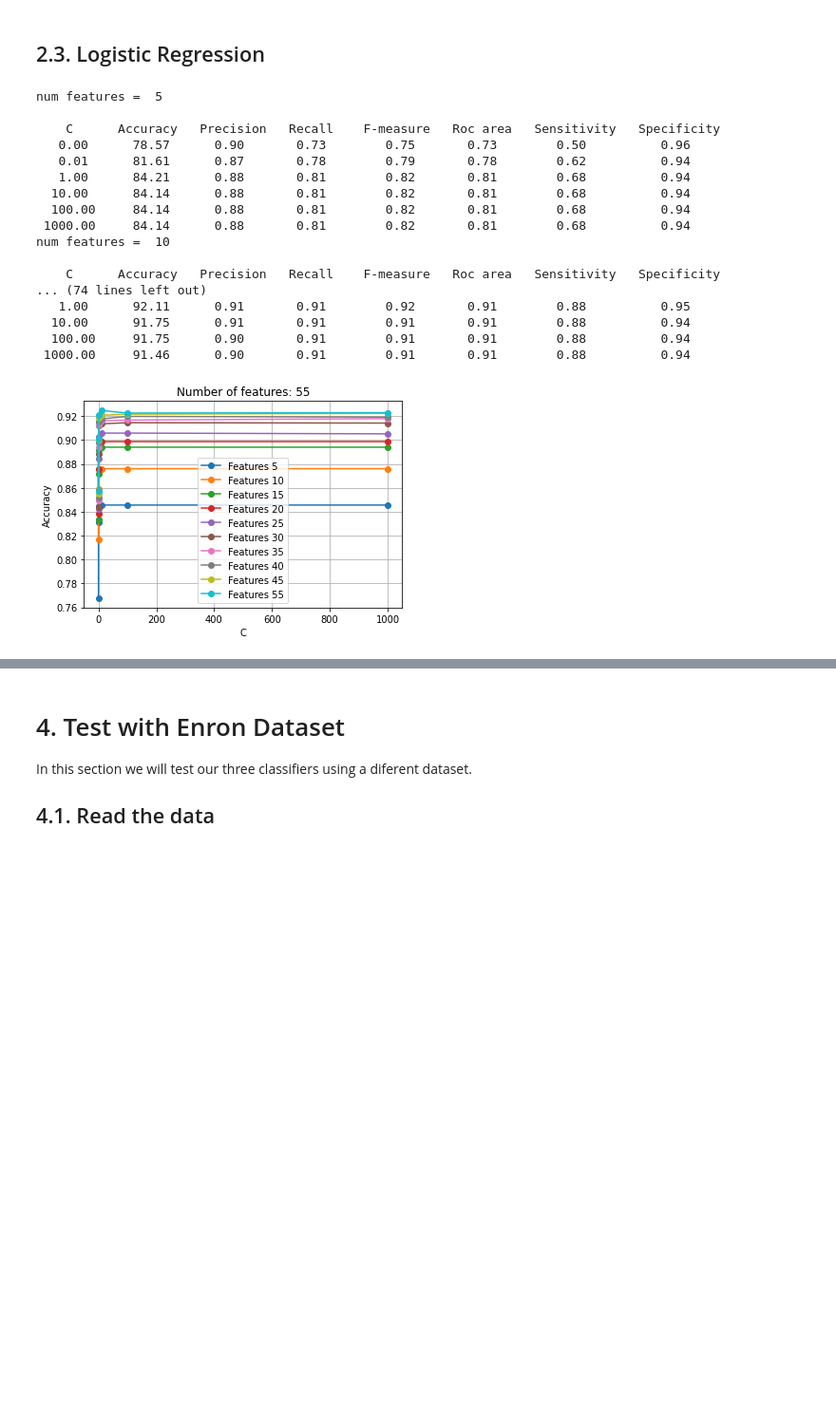
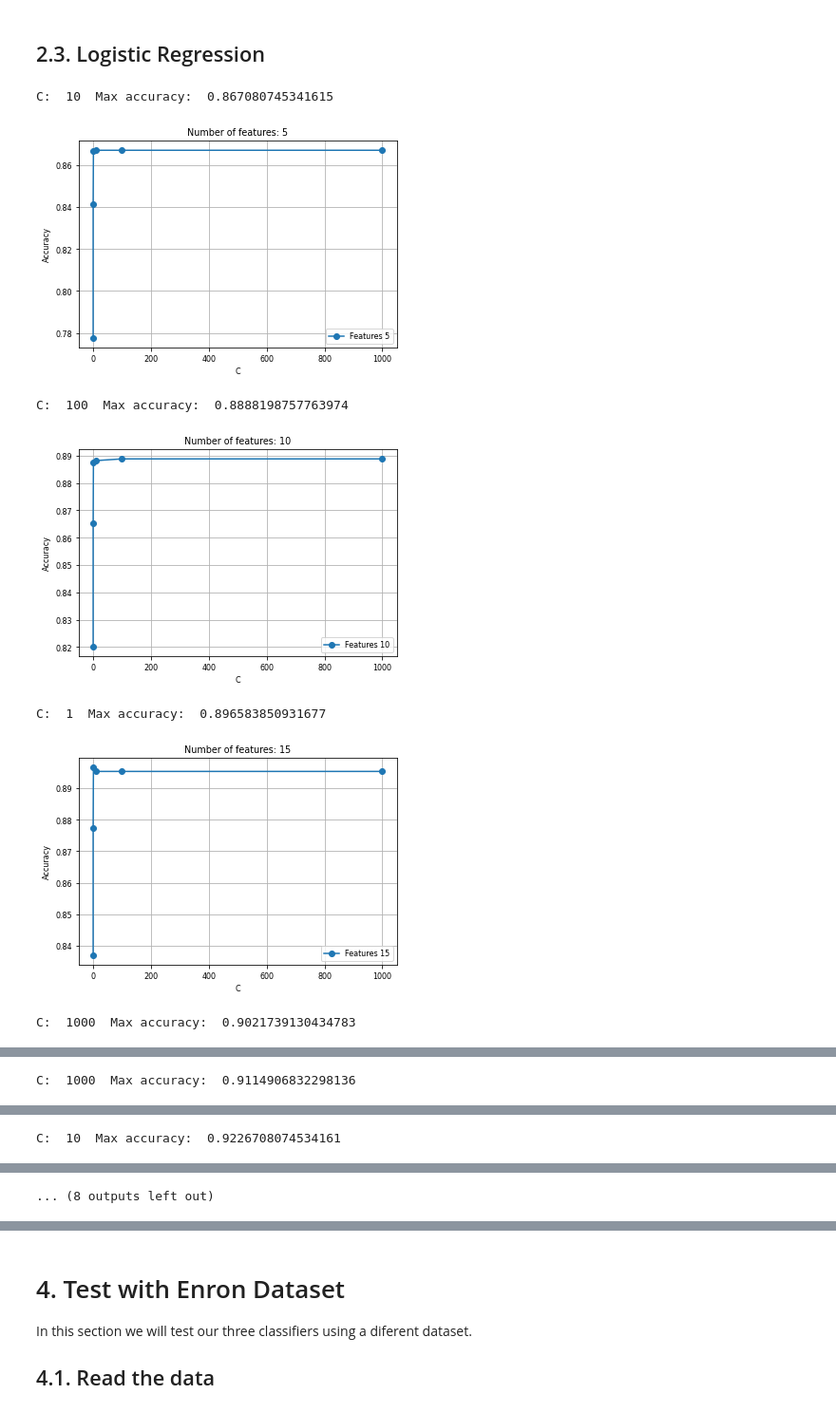
Before and after one commit to rafaelbaptista13/ED-Project, a Jupyter notebook: Project.ipynb, the cells around one changed output, grey strips where cells are left out. Shown at 95% size. Drawn from its saved outputs; the diff is of its cells as text; code cells hidden in the pictures; blank space fills up the shorter version.

```diff
--- a/Project.ipynb
+++ b/Project.ipynb
@@ -286,19 +290,11 @@ Now we normalize all the dataset using the z-score normalization.
 # %%
-for column in X_train:
-    feature_data = X_train.loc[:, column]
-    X_train.loc[:, column] = ( feature_data - X_train.describe()[column]["mean"] ) / X_train.describe()[column]["std"]
+scaler = StandardScaler()
 
-for column in X_test:
-    feature_data = X_test.loc[:, column]
-    X_test.loc[:, column] = ( feature_data - X_test.describe()[column]["mean"] ) / X_test.describe()[column]["std"]
+scaled_features = scaler.fit_transform(X_train.values)
+X_train = pd.DataFrame(scaled_features, index=X_train.index, columns=X_train.columns)
 
-#scaler = StandardScaler()
-
-#scaled_features = scaler.fit_transform(X_train.values)
-#X_train = pd.DataFrame(scaled_features, index=X_train.index, columns=X_train.columns)
-
-#scaled_features = scaler.fit_transform(X_test.values)
-#X_test = pd.DataFrame(scaled_features, index=X_test.index, columns=X_test.columns)
+scaled_features = scaler.transform(X_test.values)
+X_test = pd.DataFrame(scaled_features, index=X_test.index, columns=X_test.columns)
 # %% [markdown]
 # 2. Train Model
 
@@ -402,13 +410,14 @@ for f in num_features:
     X_train_new = X_train.loc[:, inx[:f]]
     X_test_new = X_test.loc[:, inx[:f]]
     accuracies = []
-    print("{:^12s} {:^9s} {:^11s} {:^9s} {:^12s} {:^9s} {:^13s} {:^13s}".format("nEstimators", "Accuracy", "Precision", "Recall", "F-measure", "Roc area", "Sensitivity", "Specificity"))
+    #print("{:^12s} {:^9s} {:^11s} {:^9s} {:^12s} {:^9s} {:^13s} {:^13s}".format("nEstimators", "Accuracy", "Precision", "Recall", "F-measure", "Roc area", "Sensitivity", "Specificity"))
     for i in number_of_estimators:
         clf = RandomForestClassifier(n_estimators = i, random_state = 1)
 
         scores = cross_val_score(clf, X_train_new, y_train, cv=4, scoring="accuracy")
         accuracies.append(scores.mean())
 
+        """
         clf = RandomForestClassifier(n_estimators = i, random_state = 1)
         clf.fit(X_train_new, y_train)
 
@@ -425,7 +434,9 @@ for f in num_features:
 
         print("{:^12d} {:^9.2f} {:^11.2f} {:^9.2f} {:^12.2f} {:^9.2f} {:^13.2f} {:^13.2f}"
             .format(i, round(accuracy, 2), round(precision, 2), round(recall, 2), round(f1score, 2), round(roc_area, 2), round(sensitivity, 2), round(specificity, 2) ))
+        """
 
+    print("Number of estimators ", number_of_estimators[np.argmax(accuracies)], " Max accuracy: " , np.max(accuracies) )
 
     plt.plot(number_of_estimators, accuracies, marker="o" ,label=f"nfeatures {i}")
 
@@ -543,57 +467,50 @@ C_rgl = [0.001, 0.01, 1, 10, 100, 1000]
 num_features = [5, 10, 15, 20, 25, 30, 35, 40, 45, 55]
 
 for f in num_features:
     X_train_new = X_train.loc[:, inx[:f]]
     X_test_new = X_test.loc[:, inx[:f]]
 
-    print("num features = ", f)
-    print("")
+    #print("num features = ", f)
+    #print("")
     accuracies = []
-    print("{:^10s} {:^9s} {:^11s} {:^9s} {:^12s} {:^9s} {:^13s} {:^13s}".format("C", "Accuracy", "Precision", "Recall", "F-measure", "Roc area", "Sensitivity", "Specificity"))
+    #print("{:^10s} {:^9s} {:^11s} {:^9s} {:^12s} {:^9s} {:^13s} {:^13s}".format("C", "Accuracy", "Precision", "Recall", "F-measure", "Roc area", "Sensitivity", "Specificity"))
     for i in C_rgl:
         clf = LogisticRegression(C=i, max_iter=1000)
         scores = cross_val_score(clf, X_train_new, y_train, cv=4, scoring="accuracy")
         accuracies.append(scores.mean())
 
+        """
         clf = LogisticRegression(C=i, max_iter=1000)
         clf.fit(X_train_new, y_train)
         y_predict = clf.predict(X_test_new)
         statistics = precision_recall_fscore_support(y_test, y_predict)
 
         accuracy = accuracy_score(y_test, y_predict)*100
         precision = precision_score(y_test, y_predict)
         recall = (statistics[1][0] + statistics[1][1]) / 2
         f1score = (statistics[2][0] + statistics[2][1]) / 2
         roc_area = roc_auc_score(y_test, y_predict)
         sensitivity = statistics[1][1]
         specificity = statistics[1][0]
 
         print("{:^10.2f} {:^9.2f} {:^11.2f} {:^9.2f} {:^12.2f} {:^9.2f} {:^13.2f} {:^13.2f}"
             .format(i, round(accuracy, 2), round(precision, 2), round(recall, 2), round(f1score, 2), round(roc_area, 2), round(sensitivity, 2), round(specificity, 2) ))
+        """
+    print("C: ", C_rgl[np.argmax(accuracies)], " Max accuracy: ", np.max(accuracies))
 
     plt.plot(C_rgl, accuracies, marker="o" ,label=f"Features {f}")
-plt.legend()
-plt.xlabel("C")
-plt.ylabel("Accuracy")
-plt.title(f"Number of features: {str(f)}")
-plt.grid()
-plt.show()
+
+    plt.legend()
+    plt.xlabel("C")
+    plt.ylabel("Accuracy")
+    plt.title(f"Number of features: {str(f)}")
+    plt.grid()
+    plt.show()
 # %% [output]
-num features =  5
-
-    C      Accuracy   Precision   Recall    F-measure   Roc area   Sensitivity   Specificity
-   0.00      78.57      0.90       0.73        0.75       0.73        0.50          0.96
-   0.01      81.61      0.87       0.78        0.79       0.78        0.62          0.94
-   1.00      84.21      0.88       0.81        0.82       0.81        0.68          0.94
-  10.00      84.14      0.88       0.81        0.82       0.81        0.68          0.94
-  100.00     84.14      0.88       0.81        0.82       0.81        0.68          0.94
- 1000.00     84.14      0.88       0.81        0.82       0.81        0.68          0.94
-num features =  10
-
-    C      Accuracy   Precision   Recall    F-measure   Roc area   Sensitivity   Specificity
-... (74 lines left out)
-   1.00      92.11      0.91       0.91        0.92       0.91        0.88          0.95
-  10.00      91.75      0.91       0.91        0.91       0.91        0.88          0.94
-  100.00     91.75      0.90       0.91        0.91       0.91        0.88          0.94
- 1000.00     91.46      0.90       0.91        0.91       0.91        0.88          0.94
+C:  10  Max accuracy:  0.867080745341615
-[figure, old version]
+[figure, new version]
+C:  100  Max accuracy:  0.8888198757763974
+[figure, added]
+C:  1  Max accuracy:  0.896583850931677
+[figure, added]
+C:  1000  Max accuracy:  0.9021739130434783
@@ -599,0 +518 @@ num features =  10
+C:  1000  Max accuracy:  0.9114906832298136
@@ -599,0 +520 @@ num features =  10
+C:  10  Max accuracy:  0.9226708074534161
@@ -599,0 +522 @@ num features =  10
+... (8 outputs left out)
```
Also changed, not shown: parts of 57 cells of this notebook, 1 other file.
